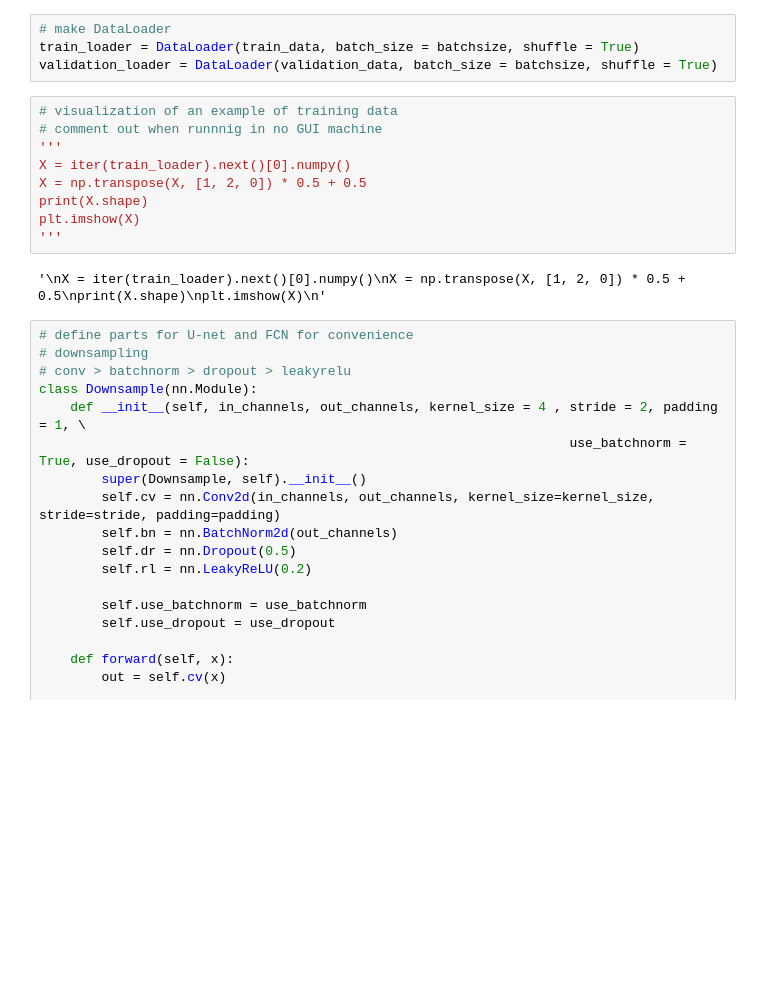
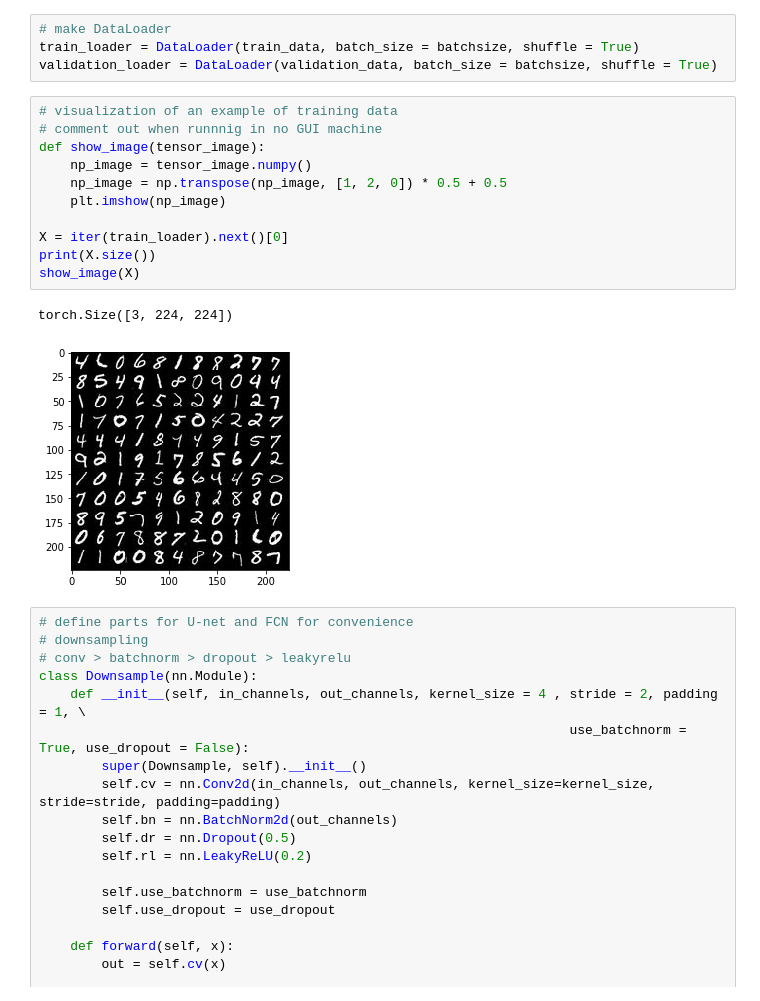
Before and after one commit to cross32768/AVID-Adversarial-Visual-Irregularity-Detection, a Jupyter notebook: AVID.ipynb, the cells around one changed output. Drawn from its saved outputs; the diff is of its cells as text; blank space fills up the shorter version.

```diff
--- a/AVID.ipynb
+++ b/AVID.ipynb
@@ -103,14 +104,17 @@ validation_loader = DataLoader(validation_data, batch_size = batchsize, shuffle
 # %%
 # visualization of an example of training data
 # comment out when runnnig in no GUI machine
-'''
-X = iter(train_loader).next()[0].numpy()
-X = np.transpose(X, [1, 2, 0]) * 0.5 + 0.5
-print(X.shape)
-plt.imshow(X)
-'''
+def show_image(tensor_image):
+    np_image = tensor_image.numpy()
+    np_image = np.transpose(np_image, [1, 2, 0]) * 0.5 + 0.5
+    plt.imshow(np_image)
+
+X = iter(train_loader).next()[0]
+print(X.size())
+show_image(X)
 # %% [output]
-'\nX = iter(train_loader).next()[0].numpy()\nX = np.transpose(X, [1, 2, 0]) * 0.5 + 0.5\nprint(X.shape)\nplt.imshow(X)\n'
+torch.Size([3, 224, 224])
+[figure, added]
 # %%
 # define parts for U-net and FCN for convenience
 # downsampling
```
Also changed, not shown: parts of 14 cells of this notebook, 1 other file.
